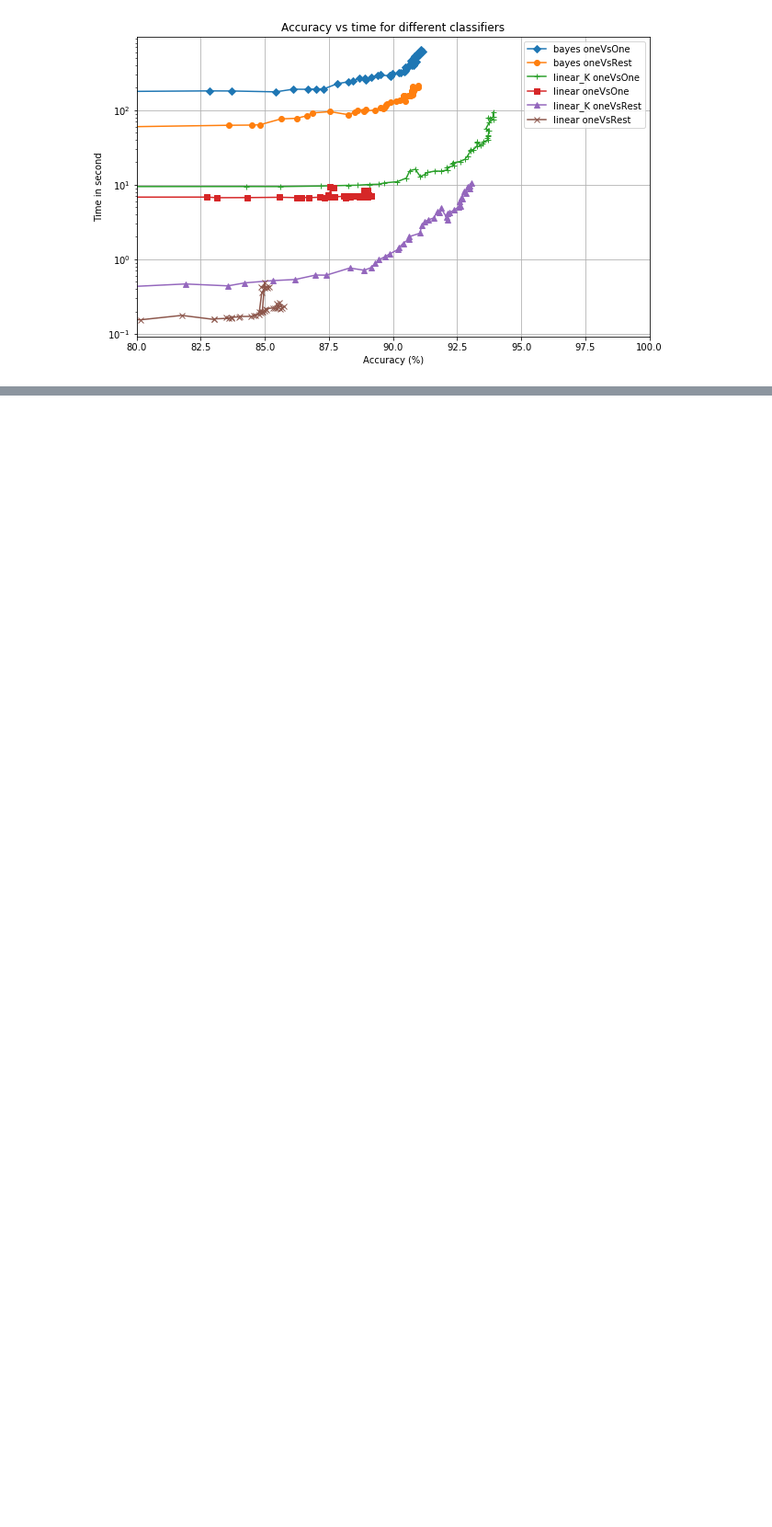
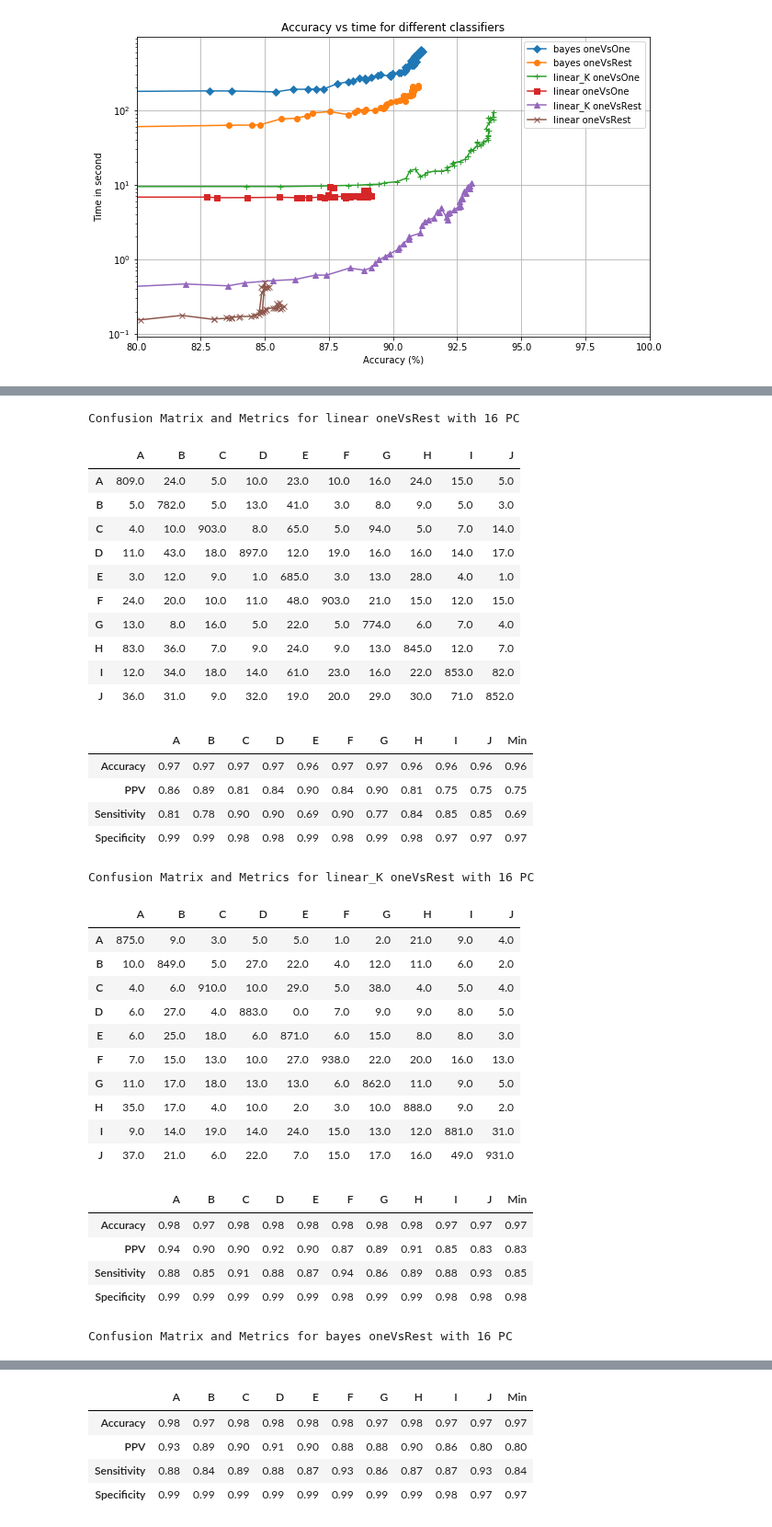
Before and after one commit to teambengio/finalproject, a Jupyter notebook: finalproject-allvsall.ipynb, the cells around one changed output, grey strips where cells are left out. Shown at 92% size. Saved outputs shown, nothing was run; the diff lists cells and outputs as text; code cells hidden in the pictures; blank space fills up the shorter version.

Commit message:
CM and metrics added at the end

```diff
--- a/finalproject-allvsall.ipynb
+++ b/finalproject-allvsall.ipynb
@@ -518,6 +518,13 @@ def get_CM(groundTruth,predicted,classList) :
     CM.columns = classList
     CM.index = classList
     return CM
+
+metrics_func = {
+    'Sensitivity' : get_sensitivity,
+    'Specificity' : get_specificity,
+    'PPV' : get_ppv,
+    'Accuracy' : get_accuracy
+}
 # %% [markdown]
 #### Classify the training and test set with `n` principle components
 It is not very fast. Please wait.
@@ -911,0 +921,66 @@ plt.show()
+# %%
+from IPython.display import display
+
+metrics_list = sorted(metrics_func.keys())
+
+numPC = 16
+
+for expt, model, kesler_switch in exptList:
+    # Short ver:
+    #if model == 2 or (kesler_switch==1 and model > 0) : continue
+    print "Confusion Matrix and Metrics for {} {} with {} PC".format(modelList[model],policyList2[kesler_switch],numPC)
+    if (kesler_switch == 0):
+        cb, cb_test = train_and_test_onevsall(X,T,X_test,T_test,digits,numPC,model)
+    else:
+        cb, cb_test = train_and_test_allvsall(X,T,X_test,T_test,digits,numPC,model)
+    CM_test = get_CM(cb_test , T_test, digits)
+    CM_test.columns = letters
+    CM_test.index = letters
+    fName = os.path.join(rDir,"cm_test_{}_n{}_{}.csv".format(expt,numPC,rev))
+    CM_test.to_csv(fName)
+    display(CM_test)
+    metrics_df = pd.DataFrame(data=0.0,index=metrics_list,columns=letters)
+    for digit in digits :
+        cm_dig_t = get_CM2(T_test, cb_test, digit).flatten()
+        for metric in metrics_list :
+            metrics_df[digit2letter[digit]][metric] = round(metrics_func[metric](*cm_dig_t),2)
+    metrics_df['Min'] = np.min(metrics_df,axis=1)
+    fName = os.path.join(rDir,"metrics_test_{}_n{}_{}.csv".format(expt,numPC,rev))
+    metrics_df.to_csv(fName)
+    display(metrics_df)
+# %% [output]
+Confusion Matrix and Metrics for linear oneVsRest with 16 PC
+|  | A | B | C | D | E | F | G | H | I | J |
+| A | 809.0 | 24.0 | 5.0 | 10.0 | 23.0 | 10.0 | 16.0 | 24.0 | 15.0 | 5.0 |
+| B | 5.0 | 782.0 | 5.0 | 13.0 | 41.0 | 3.0 | 8.0 | 9.0 | 5.0 | 3.0 |
+| C | 4.0 | 10.0 | 903.0 | 8.0 | 65.0 | 5.0 | 94.0 | 5.0 | 7.0 | 14.0 |
+| D | 11.0 | 43.0 | 18.0 | 897.0 | 12.0 | 19.0 | 16.0 | 16.0 | 14.0 | 17.0 |
+| E | 3.0 | 12.0 | 9.0 | 1.0 | 685.0 | 3.0 | 13.0 | 28.0 | 4.0 | 1.0 |
+| F | 24.0 | 20.0 | 10.0 | 11.0 | 48.0 | 903.0 | 21.0 | 15.0 | 12.0 | 15.0 |
+| G | 13.0 | 8.0 | 16.0 | 5.0 | 22.0 | 5.0 | 774.0 | 6.0 | 7.0 | 4.0 |
+| H | 83.0 | 36.0 | 7.0 | 9.0 | 24.0 | 9.0 | 13.0 | 845.0 | 12.0 | 7.0 |
+| I | 12.0 | 34.0 | 18.0 | 14.0 | 61.0 | 23.0 | 16.0 | 22.0 | 853.0 | 82.0 |
+| J | 36.0 | 31.0 | 9.0 | 32.0 | 19.0 | 20.0 | 29.0 | 30.0 | 71.0 | 852.0 |
+|  | A | B | C | D | E | F | G | H | I | J | Min |
+| Accuracy | 0.97 | 0.97 | 0.97 | 0.97 | 0.96 | 0.97 | 0.97 | 0.96 | 0.96 | 0.96 | 0.96 |
+| PPV | 0.86 | 0.89 | 0.81 | 0.84 | 0.90 | 0.84 | 0.90 | 0.81 | 0.75 | 0.75 | 0.75 |
+| Sensitivity | 0.81 | 0.78 | 0.90 | 0.90 | 0.69 | 0.90 | 0.77 | 0.84 | 0.85 | 0.85 | 0.69 |
+| Specificity | 0.99 | 0.99 | 0.98 | 0.98 | 0.99 | 0.98 | 0.99 | 0.98 | 0.97 | 0.97 | 0.97 |
+Confusion Matrix and Metrics for linear_K oneVsRest with 16 PC
+|  | A | B | C | D | E | F | G | H | I | J |
+| A | 875.0 | 9.0 | 3.0 | 5.0 | 5.0 | 1.0 | 2.0 | 21.0 | 9.0 | 4.0 |
+| B | 10.0 | 849.0 | 5.0 | 27.0 | 22.0 | 4.0 | 12.0 | 11.0 | 6.0 | 2.0 |
+| C | 4.0 | 6.0 | 910.0 | 10.0 | 29.0 | 5.0 | 38.0 | 4.0 | 5.0 | 4.0 |
+| D | 6.0 | 27.0 | 4.0 | 883.0 | 0.0 | 7.0 | 9.0 | 9.0 | 8.0 | 5.0 |
+| E | 6.0 | 25.0 | 18.0 | 6.0 | 871.0 | 6.0 | 15.0 | 8.0 | 8.0 | 3.0 |
+| F | 7.0 | 15.0 | 13.0 | 10.0 | 27.0 | 938.0 | 22.0 | 20.0 | 16.0 | 13.0 |
+| G | 11.0 | 17.0 | 18.0 | 13.0 | 13.0 | 6.0 | 862.0 | 11.0 | 9.0 | 5.0 |
+| H | 35.0 | 17.0 | 4.0 | 10.0 | 2.0 | 3.0 | 10.0 | 888.0 | 9.0 | 2.0 |
+| I | 9.0 | 14.0 | 19.0 | 14.0 | 24.0 | 15.0 | 13.0 | 12.0 | 881.0 | 31.0 |
+| J | 37.0 | 21.0 | 6.0 | 22.0 | 7.0 | 15.0 | 17.0 | 16.0 | 49.0 | 931.0 |
+|  | A | B | C | D | E | F | G | H | I | J | Min |
+| Accuracy | 0.98 | 0.97 | 0.98 | 0.98 | 0.98 | 0.98 | 0.98 | 0.98 | 0.97 | 0.97 | 0.97 |
+| PPV | 0.94 | 0.90 | 0.90 | 0.92 | 0.90 | 0.87 | 0.89 | 0.91 | 0.85 | 0.83 | 0.83 |
+| Sensitivity | 0.88 | 0.85 | 0.91 | 0.88 | 0.87 | 0.94 | 0.86 | 0.89 | 0.88 | 0.93 | 0.85 |
+| Specificity | 0.99 | 0.99 | 0.99 | 0.99 | 0.99 | 0.98 | 0.99 | 0.99 | 0.98 | 0.98 | 0.98 |
+Confusion Matrix and Metrics for bayes oneVsRest with 16 PC
@@ -911,0 +998,5 @@ plt.show()
+|  | A | B | C | D | E | F | G | H | I | J | Min |
+| Accuracy | 0.98 | 0.97 | 0.98 | 0.98 | 0.98 | 0.98 | 0.97 | 0.98 | 0.97 | 0.97 | 0.97 |
+| PPV | 0.93 | 0.89 | 0.90 | 0.91 | 0.90 | 0.88 | 0.88 | 0.90 | 0.86 | 0.80 | 0.80 |
+| Sensitivity | 0.88 | 0.84 | 0.89 | 0.88 | 0.87 | 0.93 | 0.86 | 0.87 | 0.87 | 0.93 | 0.84 |
+| Specificity | 0.99 | 0.99 | 0.99 | 0.99 | 0.99 | 0.99 | 0.99 | 0.99 | 0.98 | 0.97 | 0.97 |
```
Also changed, not shown: parts of 12 cells of this notebook.
